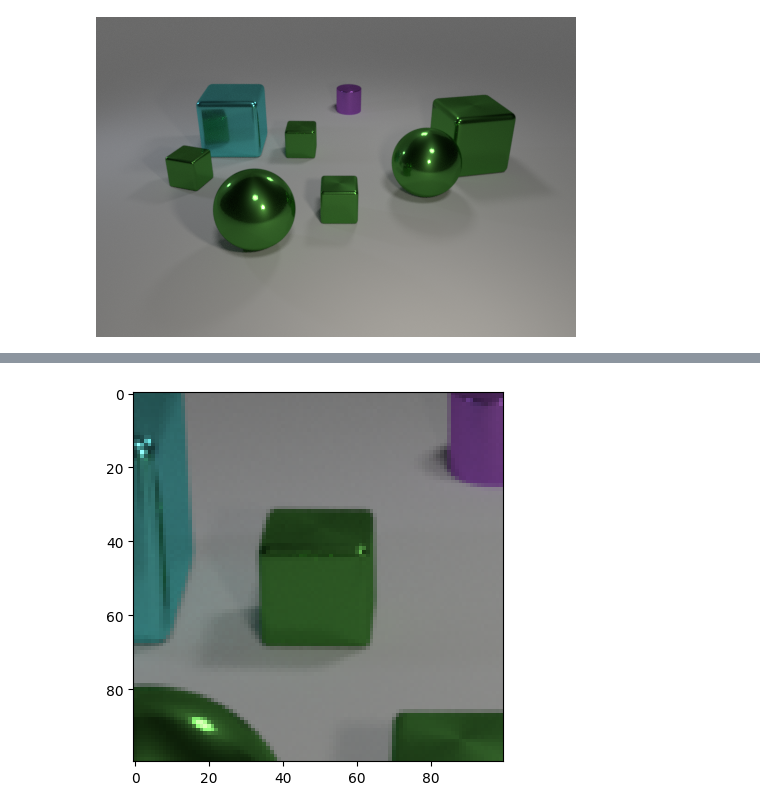
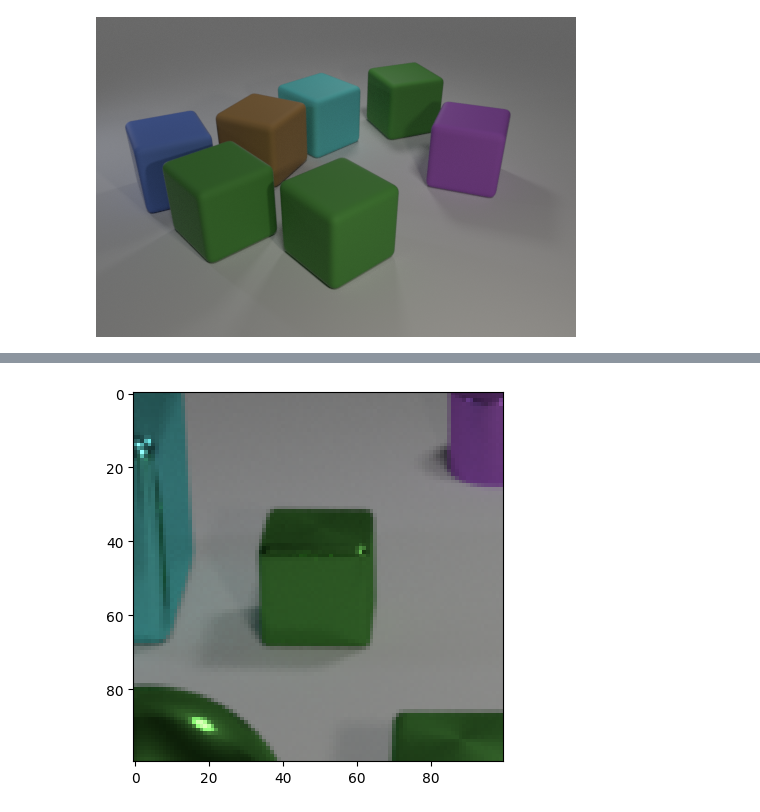
Before and after one commit to mappelgren/to-your-left, a Jupyter notebook: source/preexperiments/test.ipynb, the cells around one changed output, grey strips where cells are left out. Drawn from its saved outputs; the diff is of its cells as text; code cells hidden in the pictures.

```diff
--- a/source/preexperiments/test.ipynb
+++ b/source/preexperiments/test.ipynb
@@ -5,15 +6,15 @@ import os
 from matplotlib import pyplot
 # %%
-root_dir = '/home/dominik/Development/clevr-dataset-gen/output/'
+root_dir = '/home/dominik/Development/clevr-images-unambigous-colour/'
 image_dir = os.path.join(root_dir, 'images')
 scenes_dir = os.path.join(root_dir, 'scenes')
-image_name = 'CLEVR_FULL-AMBIGOUS_000000'
+image_name = 'CLEVR_UNAMBIGOUS-COLOR_007887'
 # %%
 with open(os.path.join(scenes_dir, image_name + '.json'), encoding='utf-8') as f:
     scene = json.load(f)
 # %%
 
-image = Image.open(os.path.join(image_dir, image_name + '.png'))
+image = Image.open(os.path.join(image_dir, image_name + '.png')).convert('RGB')
 image
 # %% [output]
-[figure, old version]
+[figure, new version]
```
Also changed, not shown: parts of 2 cells of this notebook, 4 other files.
